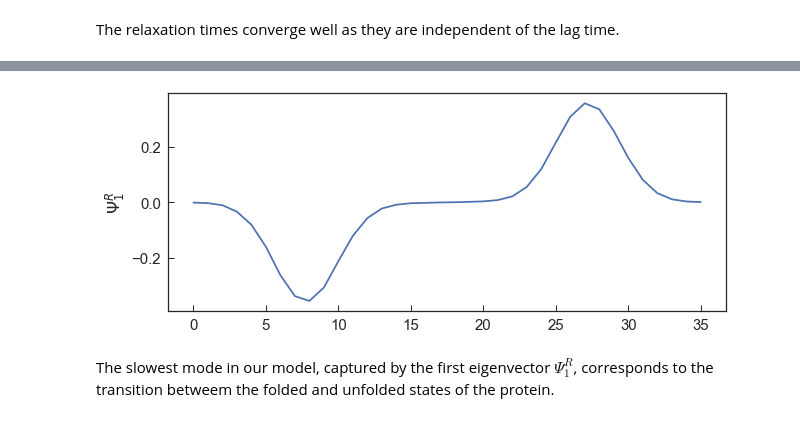
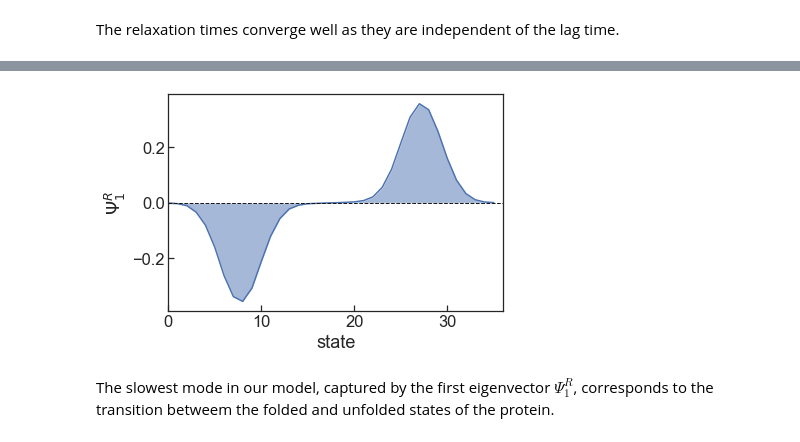
Before and after one commit to BioKT/MasterMSM, a Jupyter notebook: examples/brownian_dynamics_1D/1D_smFS_MSM.ipynb, the cells around one changed output, grey strips where cells are left out. Drawn from its saved outputs; the diff is of its cells as text; code cells hidden in the pictures.

Commit message:
examples: tunes the plots in 1D example

```diff
--- a/examples/brownian_dynamics_1D/1D_smFS_MSM.ipynb
+++ b/examples/brownian_dynamics_1D/1D_smFS_MSM.ipynb
@@ -145,9 +148,13 @@ Text(0,0.5,u'$\\tau_i$ [ns]')
 # %%
-fig, ax = plt.subplots(figsize=(10,4))
+fig, ax = plt.subplots()
 ax.plot(msm_1D.msms[2].rvecsT[:,1])
+ax.set_xlabel("state")
 ax.set_ylabel("$\Psi^R_1$")
+ax.axhline(0,0,25, c='k', ls='--', lw=1)
+ax.fill_between(range(len(msm_1D.msms[2].rvecsT[:,1])), msm_1D.msms[2].rvecsT[:,1], 0, alpha=0.5)
+ax.set_xlim(0,36)
 plt.show()
 # %% [output]
-[figure, old version]
+[figure, new version]
 # %% [markdown]
 The slowest mode in our model, captured by the first eigenvector $\Psi^R_1$, corresponds to the transition betweem the folded and unfolded states of the protein.
```
Also changed, not shown: parts of 8 cells of this notebook.
